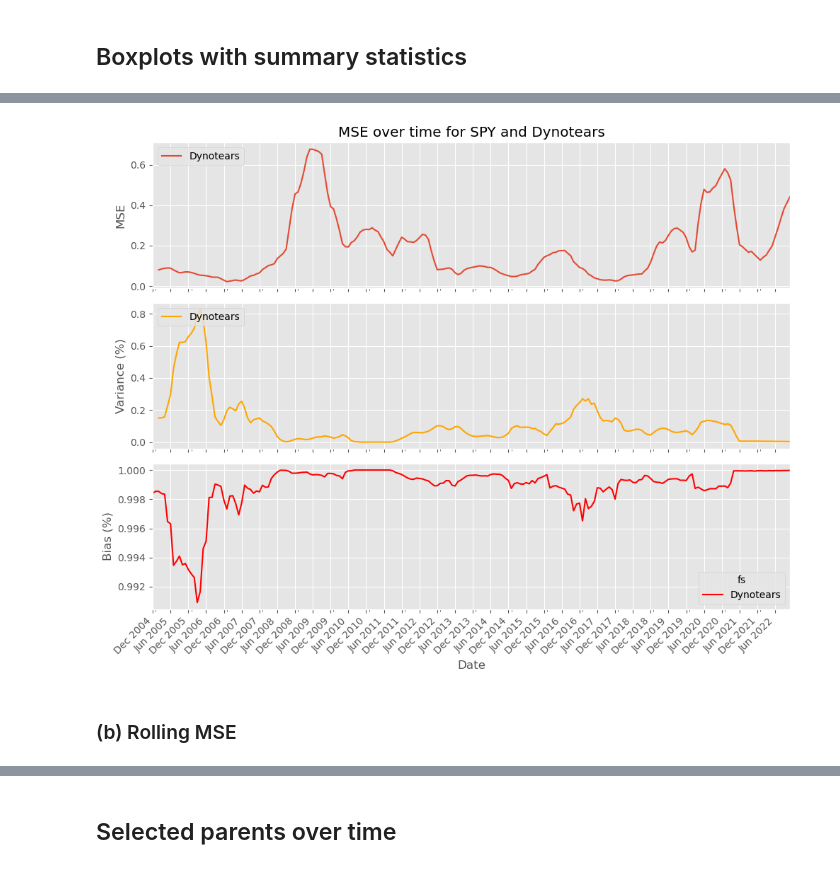
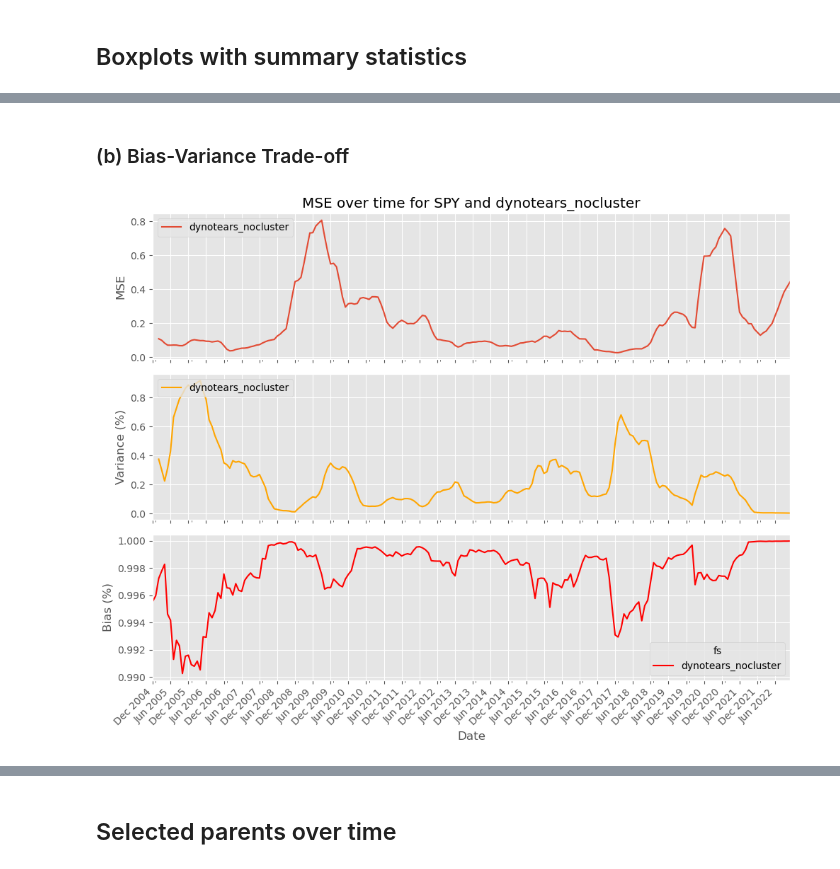
Before and after one commit to dcuoliveira/cml-fin, a Jupyter notebook: src/results_report_forecasting.ipynb, the cells around one changed output, grey strips where cells are left out. Cells and saved outputs as stored; diff of their text form; code cells hidden in the pictures.

```diff
--- a/src/results_report_forecasting.ipynb
+++ b/src/results_report_forecasting.ipynb
@@ -71,19 +71,21 @@ fs_methods = lasso_methods
 
 fs_methods = [
     "sfstscv_nocluster",
-    # "sfstscv_rollingkmeans_k5_pca", "sfstscv_rollingkmeans_k5_rank",
+    "sfstscv_rollingkmeans_k5_pca", # "sfstscv_rollingkmeans_k5_rank",
     # "sfstscv_rollingkmeans_k10_pca", "sfstscv_rollingkmeans_k10_rank",
     # "sfstscv_rollingkmeans_kauto_eigen_rank",
     "dynotears_nocluster",
-    # "dynotears_rollingkmeans_k5_pca", "dynotears_rollingkmeans_k5_rank",
+    "dynotears_rollingkmeans_k5_pca", # "dynotears_rollingkmeans_k5_rank",
     # "dynotears_rollingkmeans_k10_pca", "dynotears_rollingkmeans_k10_rank",
     # "var-lingam_rollingkmeans_k5_pca", "var-lingam_rollingkmeans_k5_rank",
     # "var-lingam_rollingkmeans_k10_pca", "var-lingam_rollingkmeans_k10_rank",
     # "multivariate-granger_rollingkmeans_k5_pca", "multivariate-granger_rollingkmeans_k5_rank",
     # "multivariate-granger_rollingkmeans_k10_pca", "multivariate-granger_rollingkmeans_k10_rank",
-    # "pairwise-granger_nocluster",
-    # "pairwise-granger_rollingkmeans_k5_pca", "pairwise-granger_rollingkmeans_k5_rank",
+    "pairwise-granger_nocluster",
+    "pairwise-granger_rollingkmeans_k5_pca", # "pairwise-granger_rollingkmeans_k5_rank",
     # "pairwise-granger_rollingkmeans_k10_pca", "pairwise-granger_rollingkmeans_k10_rank"
+    "multivariate-granger_nocluster",
+    "multivariate-granger_rollingkmeans_k5_pca", # "multivariate-granger_rollingkmeans_k5_rank",
     ]
 
 metric_names = ["mse", "mae", "mse_crisis", "mae_crisis"] # ["stability", "mse", "mae", "mse_crisis", "mae_crisis"]
@@ -257,12 +284,13 @@ for m in metric_names:
+# %% [markdown]
+### (b) Bias-Variance Trade-off
 # %%
 etf = "SPY"
-fs = "Dynotears"
+fs = "dynotears_nocluster"
 
 # mse
 etf_rolling_metrics_df = all_rolling_metrics_df.loc[(all_rolling_metrics_df["fs"] == fs)&(all_rolling_metrics_df["etf"] == etf)&(all_rolling_metrics_df["variable"]=="rolling_mse")].pivot_table(index=["date"], columns=["fs"], values=["value"])
 etf_rolling_metrics_df.columns = etf_rolling_metrics_df.columns.droplevel()
 etf_rolling_metrics_df = etf_rolling_metrics_df.rolling(3).mean()
-etf_rolling_metrics_df["diff_lasso_var-lingam"] = 1
 
 # variance
 etf_rolling_variance_df = all_rolling_metrics_df.loc[(all_rolling_metrics_df["fs"] == fs)&(all_rolling_metrics_df["etf"] == etf)&(all_rolling_metrics_df["variable"]=="rolling_var")].pivot_table(index=["date"], columns=["fs", "variable"], values=["value"])
@@ -280,34 +308,32 @@ etf_rolling_bias_df.columns = etf_rolling_bias_df.columns.droplevel(1)
 fig, axs = plt.subplots(3, 1, figsize=(10, 8), sharex=True)
 
 # plotting on the upper subplot
-etf_rolling_metrics_df.drop(["diff_lasso_var-lingam"], axis=1).plot(ax=axs[0])
+etf_rolling_metrics_df.plot(ax=axs[0])
 axs[0].set_title(f'MSE over time for {etf} and {fs}')
 axs[0].set_ylabel('MSE')
 axs[0].legend(loc='upper left')
 
 # plotting on the upper subplot
 etf_rolling_variance_df.plot(ax=axs[1], color="orange")
 # axs[1].set_title(f'Variance over time for {etf}')
 axs[1].set_ylabel('Variance (%)')
 axs[1].legend(loc='upper left')
 
 # plotting on the lower subplot
 etf_rolling_bias_df.plot(ax=axs[2], color="red")
 # axs[2].set_title(f'Bias over time for {etf}')
 axs[2].set_xlabel('Date')
 axs[2].set_ylabel('Bias (%)')
 
 # adding months and years to the index of the plot
 tick_positions = etf_rolling_metrics_df.index[::6]  # Show every 6th date
 axs[2].set_xticks(tick_positions)
 axs[2].set_xticklabels(tick_positions.strftime('%b %Y'), rotation=45, ha='right')
 
 # adjust layout for better visualization
 plt.tight_layout()
 
 # Show the plot
 plt.show()
 # %% [output]
-[figure, old version]
+[figure, new version]
-# %% [markdown]
-### (b) Rolling MSE
```
Also changed, not shown: parts of 6 cells of this notebook.
